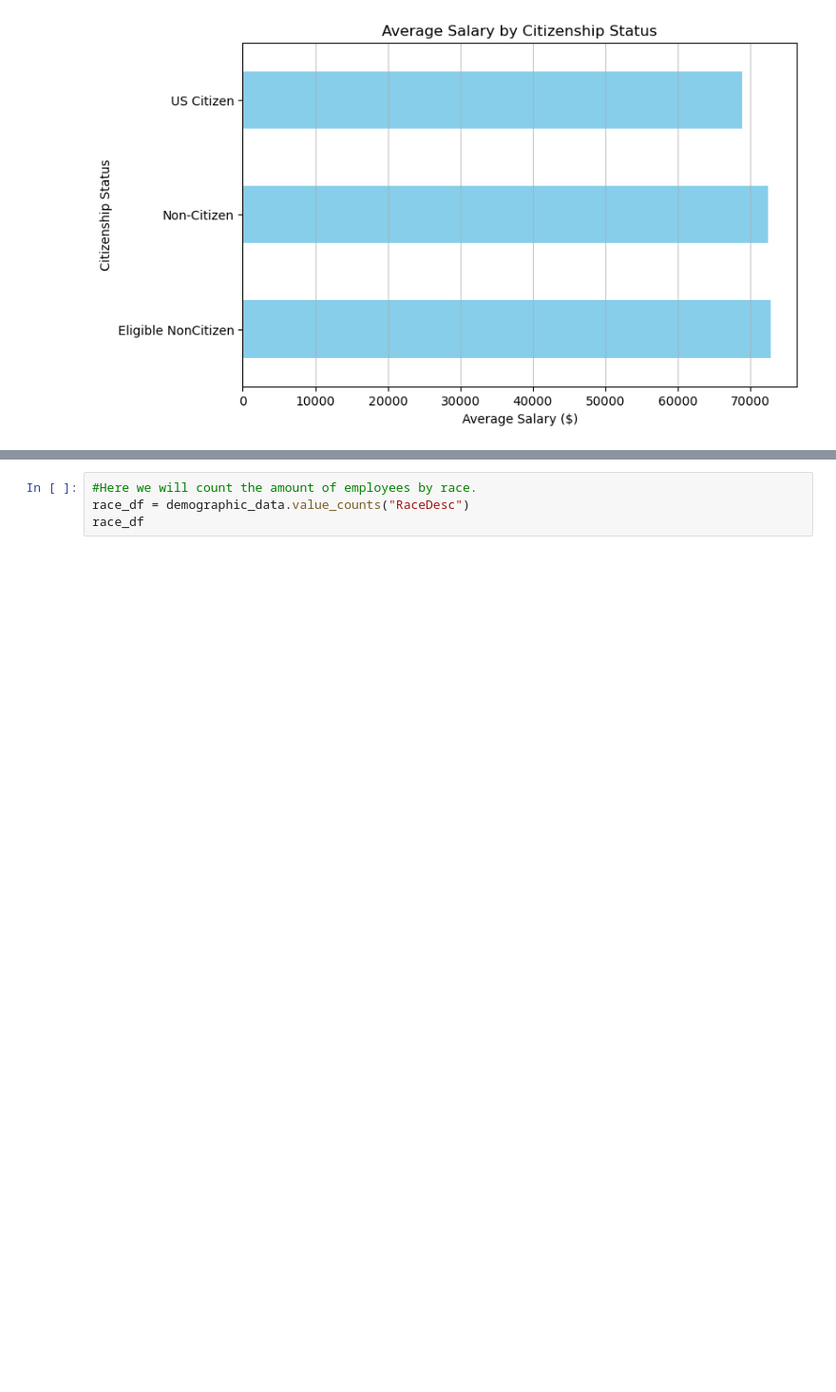
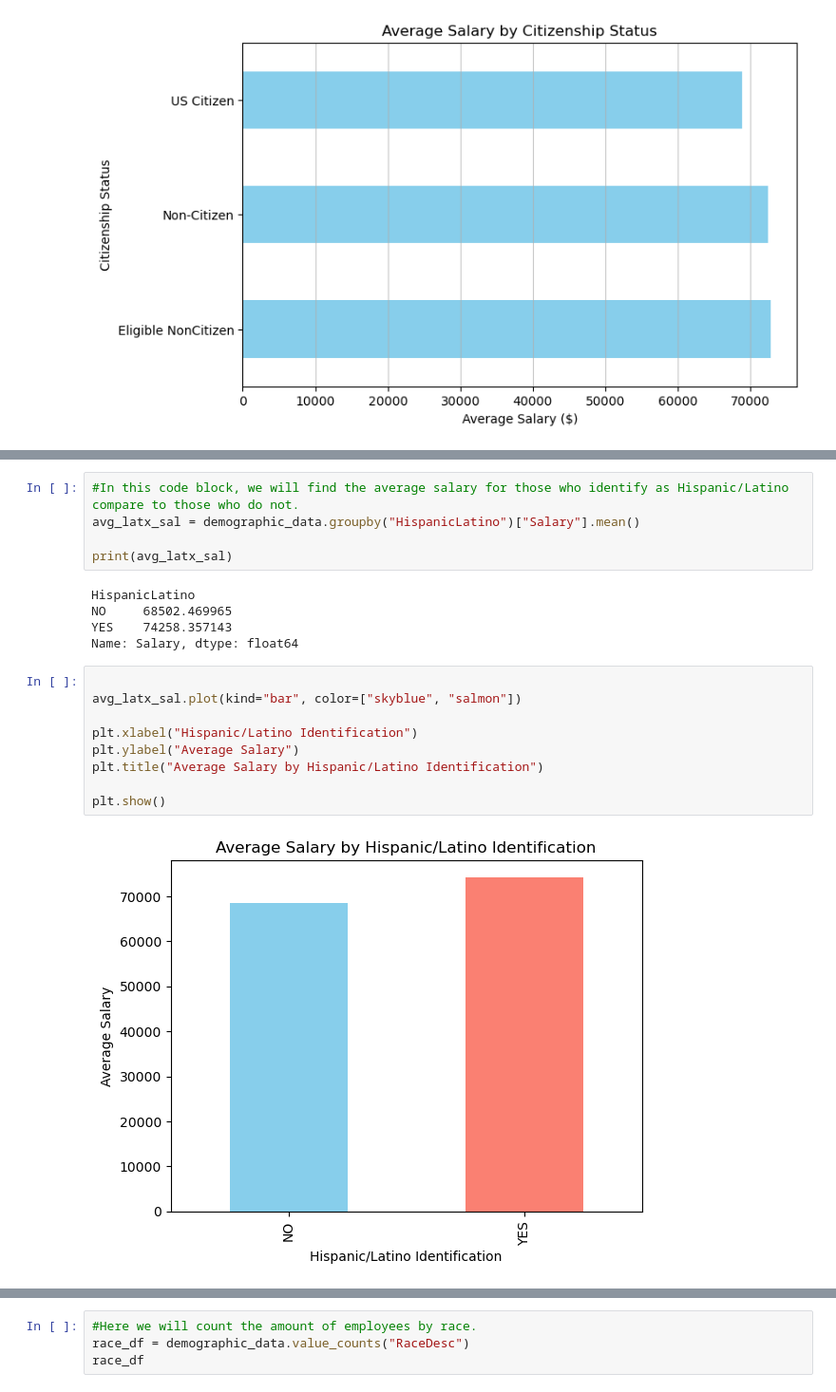
Before and after one commit to Kanitoure5301/tkh_career_analysis, a Jupyter notebook: notebooks/diversity_kahdijah.ipynb, the cells around one changed output, grey strips where cells are left out. Shown: that part at 95% size. Drawn from its saved outputs; the diff is of its cells as text; blank space fills up the shorter version.

```diff
--- a/notebooks/diversity_kahdijah.ipynb
+++ b/notebooks/diversity_kahdijah.ipynb
@@ -116,0 +177,21 @@ When we examine the bar graph to look at the salary comparison between the 3 gro
+# %%
+#In this code block, we will find the average salary for those who identify as Hispanic/Latino compare to those who do not.
+avg_latx_sal = demographic_data.groupby("HispanicLatino")["Salary"].mean()
+
+print(avg_latx_sal)
+# %% [output]
+HispanicLatino
+NO     68502.469965
+YES    74258.357143
+Name: Salary, dtype: float64
+# %%
+
+avg_latx_sal.plot(kind="bar", color=["skyblue", "salmon"])
+
+plt.xlabel("Hispanic/Latino Identification")
+plt.ylabel("Average Salary")
+plt.title("Average Salary by Hispanic/Latino Identification")
+
+plt.show()
+# %% [output]
+[figure, added]
```
Also changed, not shown: parts of 34 cells of this notebook, 1 other file.
